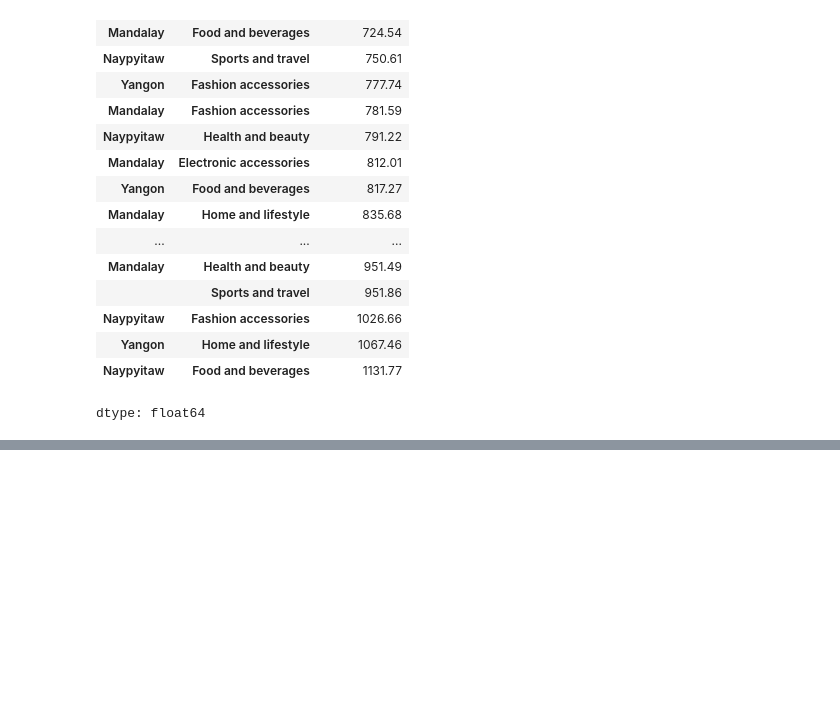
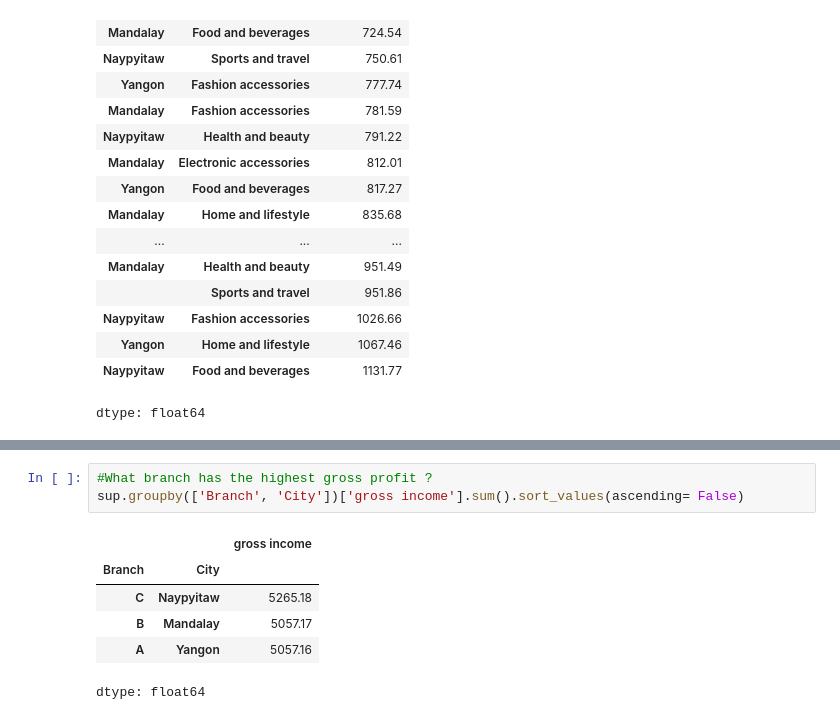
Before and after one commit to Est-didi/Data-practice-projects, a Jupyter notebook: Supermarket_analysis_.ipynb, the cells around one changed output, grey strips where cells are left out. Cells and saved outputs as stored; diff of their text form; blank space fills up the shorter version.

```diff
--- a/Supermarket_analysis_.ipynb
+++ b/Supermarket_analysis_.ipynb
@@ -368,0 +411,10 @@ dtype: float64
+# %%
+#What branch has the highest gross profit ?
+sup.groupby(['Branch', 'City'])['gross income'].sum().sort_values(ascending= False)
+# %% [output]
+|  |  | gross income |
+| Branch | City |  |
+| C | Naypyitaw | 5265.18 |
+| B | Mandalay | 5057.17 |
+| A | Yangon | 5057.16 |
+dtype: float64
```
Also changed, not shown: parts of 15 cells of this notebook.
